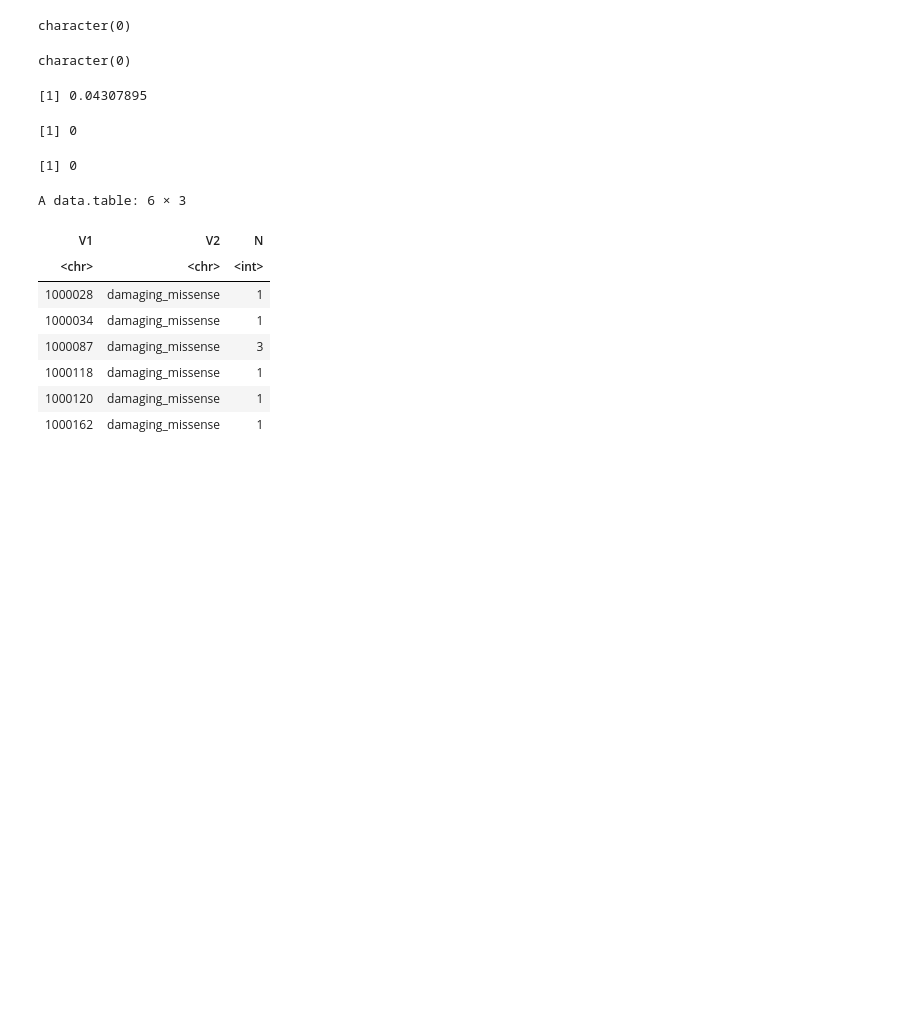
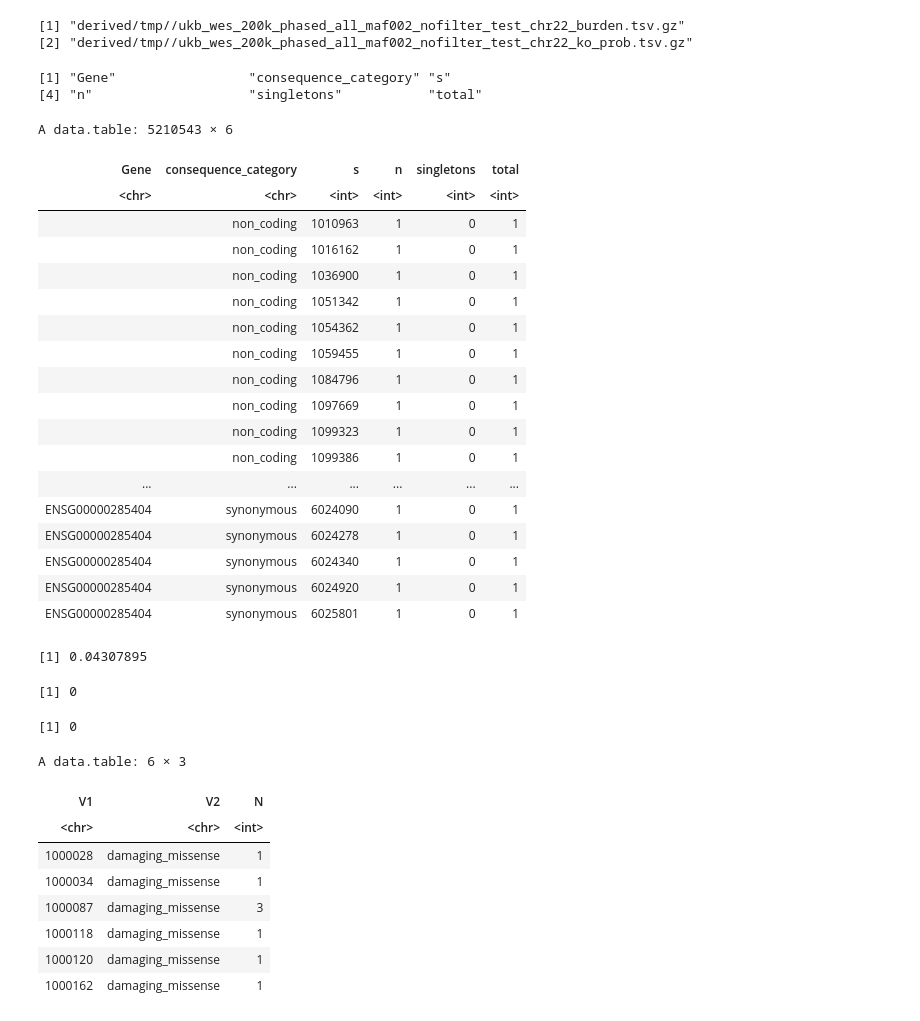
Before and after one commit to frhl/wes_ko_ukbb, a Jupyter notebook: notebooks/summary.ipynb, the cells around one changed output. Drawn from its saved outputs; the diff is of its cells as text; code cells hidden in the pictures; blank space fills up the shorter version.

```diff
--- a/notebooks/summary.ipynb
+++ b/notebooks/summary.ipynb
@@ -3,10 +3,15 @@
 library(data.table)
 # %%
 # get files
-files = sort(list.files('../derived/knockouts/all/', full.names = TRUE, pattern = ''))
+setwd('/well/lindgren/UKBIOBANK/flassen/projects/KO/wes_ko_ukbb/')
+files = sort(list.files('derived/tmp/', full.names = TRUE))
 print(head(files))
 # %% [output]
-character(0)
+[1] "derived/tmp//ukb_wes_200k_phased_all_maf002_nofilter_test_chr22_burden.tsv.gz"
+[2] "derived/tmp//ukb_wes_200k_phased_all_maf002_nofilter_test_chr22_ko_prob.tsv.gz"
+# %%
+d1 <- fread("derived/tmp//ukb_wes_200k_phased_all_maf002_nofilter_test_chr22_burden.tsv.gz")
+d2 <- fread("derived/tmp//ukb_wes_200k_phased_all_maf002_nofilter_test_chr22_ko_prob.tsv.gz")
 # %%
 dt <- do.call(rbind, lapply(files, function(f){
     d = fread(f)
@@ -16,9 +21,30 @@ dt <- do.call(rbind, lapply(files, function(f){
     return(d)
 }))
 # %%
-files
+colnames(d1)
+d1[d1$n>0,]
 # %% [output]
-character(0)
+[1] "Gene"                 "consequence_category" "s"
+[4] "n"                    "singletons"           "total"
+A data.table: 5210543 × 6
+| Gene | consequence_category | s | n | singletons | total |
+| <chr> | <chr> | <int> | <int> | <int> | <int> |
+|  | non_coding | 1010963 | 1 | 0 | 1 |
+|  | non_coding | 1016162 | 1 | 0 | 1 |
+|  | non_coding | 1036900 | 1 | 0 | 1 |
+|  | non_coding | 1051342 | 1 | 0 | 1 |
+|  | non_coding | 1054362 | 1 | 0 | 1 |
+|  | non_coding | 1059455 | 1 | 0 | 1 |
+|  | non_coding | 1084796 | 1 | 0 | 1 |
+|  | non_coding | 1097669 | 1 | 0 | 1 |
+|  | non_coding | 1099323 | 1 | 0 | 1 |
+|  | non_coding | 1099386 | 1 | 0 | 1 |
+| ... | ... | ... | ... | ... | ... |
+| ENSG00000285404 | synonymous | 6024090 | 1 | 0 | 1 |
+| ENSG00000285404 | synonymous | 6024278 | 1 | 0 | 1 |
+| ENSG00000285404 | synonymous | 6024340 | 1 | 0 | 1 |
+| ENSG00000285404 | synonymous | 6024920 | 1 | 0 | 1 |
+| ENSG00000285404 | synonymous | 6025801 | 1 | 0 | 1 |
 # %%
 length(samples)/190000 # looks like 4.3% of individuals are knockouts.. but there does not look like there any any singletons?
 # %% [output]
```
Also changed, not shown: 8 other files.
